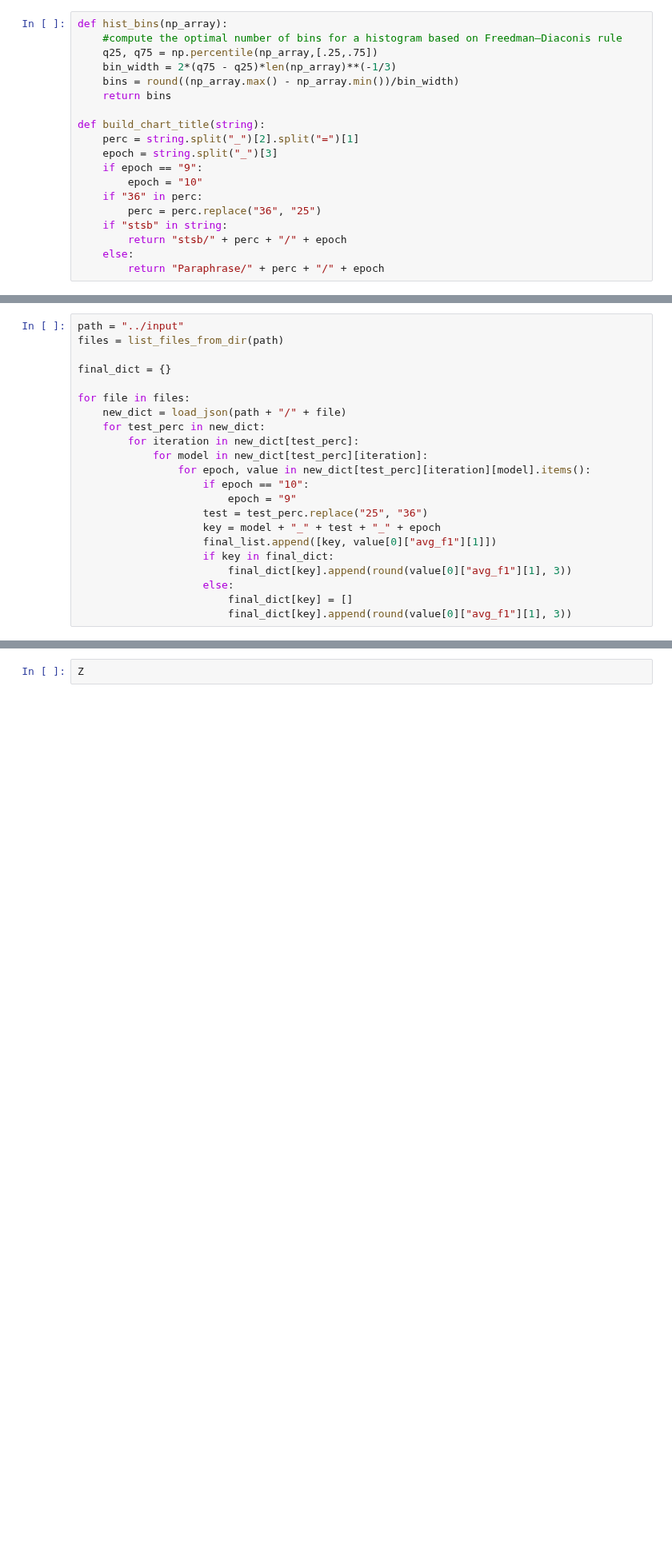
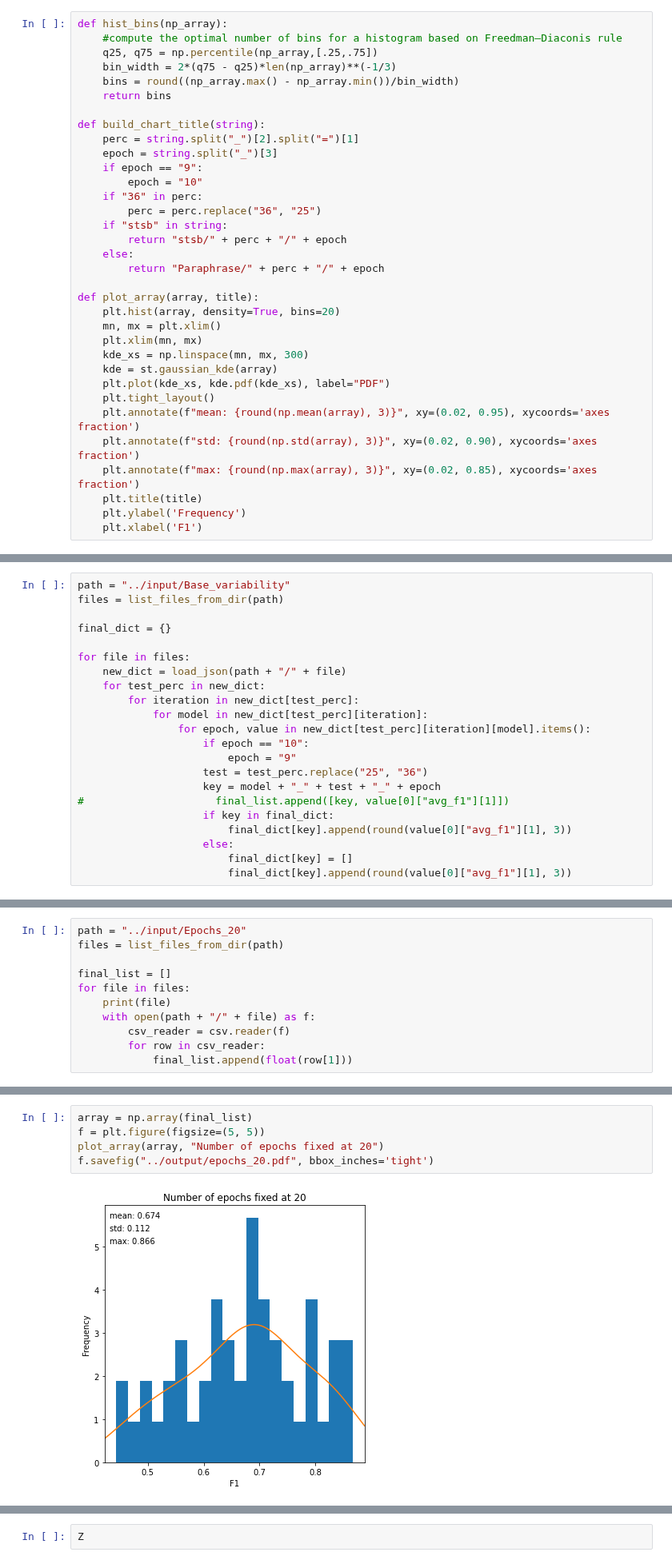
Before and after one commit to wri-dssg-omdena/policy-data-analyzer, a Jupyter notebook: tasks/fine_tuning_sbert/notebooks/Model stochasticity evaluation.ipynb, the cells around one changed output, grey strips where cells are left out. Shown at 80% size. Cells and saved outputs as stored; diff of their text form; blank space fills up the shorter version.

```diff
--- a/tasks/fine_tuning_sbert/notebooks/Model stochasticity evaluation.ipynb
+++ b/tasks/fine_tuning_sbert/notebooks/Model stochasticity evaluation.ipynb
@@ -33,3 +38,18 @@ def build_chart_title(string):
         return "stsb/" + perc + "/" + epoch
     else:
         return "Paraphrase/" + perc + "/" + epoch
+
+def plot_array(array, title):
+    plt.hist(array, density=True, bins=20)
+    mn, mx = plt.xlim()
+    plt.xlim(mn, mx)
+    kde_xs = np.linspace(mn, mx, 300)
+    kde = st.gaussian_kde(array)
+    plt.plot(kde_xs, kde.pdf(kde_xs), label="PDF")
+    plt.tight_layout()
+    plt.annotate(f"mean: {round(np.mean(array), 3)}", xy=(0.02, 0.95), xycoords='axes fraction')
+    plt.annotate(f"std: {round(np.std(array), 3)}", xy=(0.02, 0.90), xycoords='axes fraction')
+    plt.annotate(f"max: {round(np.max(array), 3)}", xy=(0.02, 0.85), xycoords='axes fraction')
+    plt.title(title)
+    plt.ylabel('Frequency')
+    plt.xlabel('F1')
@@ -36,5 +62,5 @@ def build_chart_title(string):
 # %%
-path = "../input"
+path = "../input/Base_variability"
 files = list_files_from_dir(path)
 
 final_dict = {}
@@ -49,7 +75,7 @@ for file in files:
                         epoch = "9"
                     test = test_perc.replace("25", "36")
                     key = model + "_" + test + "_" + epoch
-                    final_list.append([key, value[0]["avg_f1"][1]])
+#                     final_list.append([key, value[0]["avg_f1"][1]])
                     if key in final_dict:
                         final_dict[key].append(round(value[0]["avg_f1"][1], 3))
                     else:
@@ -135,0 +130,11 @@ paraphrase_list
+# %%
+path = "../input/Epochs_20"
+files = list_files_from_dir(path)
+
+final_list = []
+for file in files:
+    print(file)
+    with open(path + "/" + file) as f:
+        csv_reader = csv.reader(f)
+        for row in csv_reader:
+            final_list.append(float(row[1]))
@@ -135,0 +143,7 @@ paraphrase_list
+# %%
+array = np.array(final_list)
+f = plt.figure(figsize=(5, 5))
+plot_array(array, "Number of epochs fixed at 20")
+f.savefig("../output/epochs_20.pdf", bbox_inches='tight')
+# %% [output]
+[figure, added]
```
Also changed, not shown: parts of 19 cells of this notebook, 16 other files.
